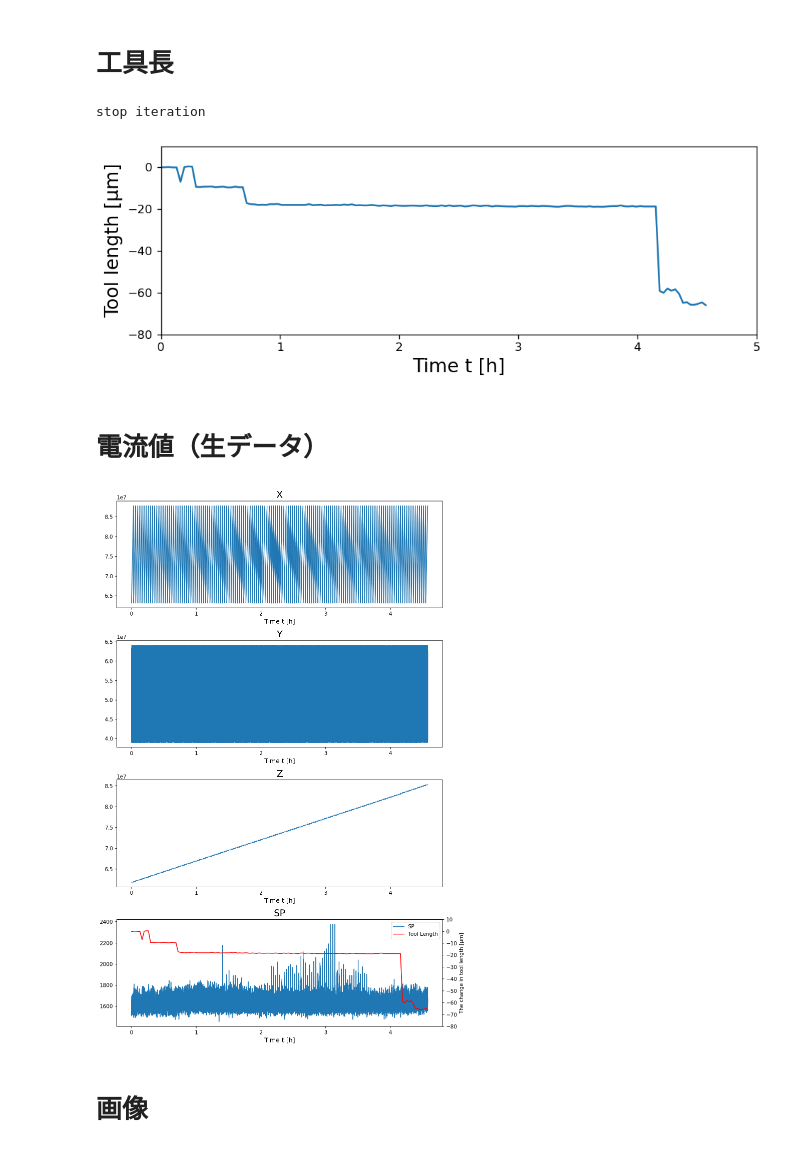
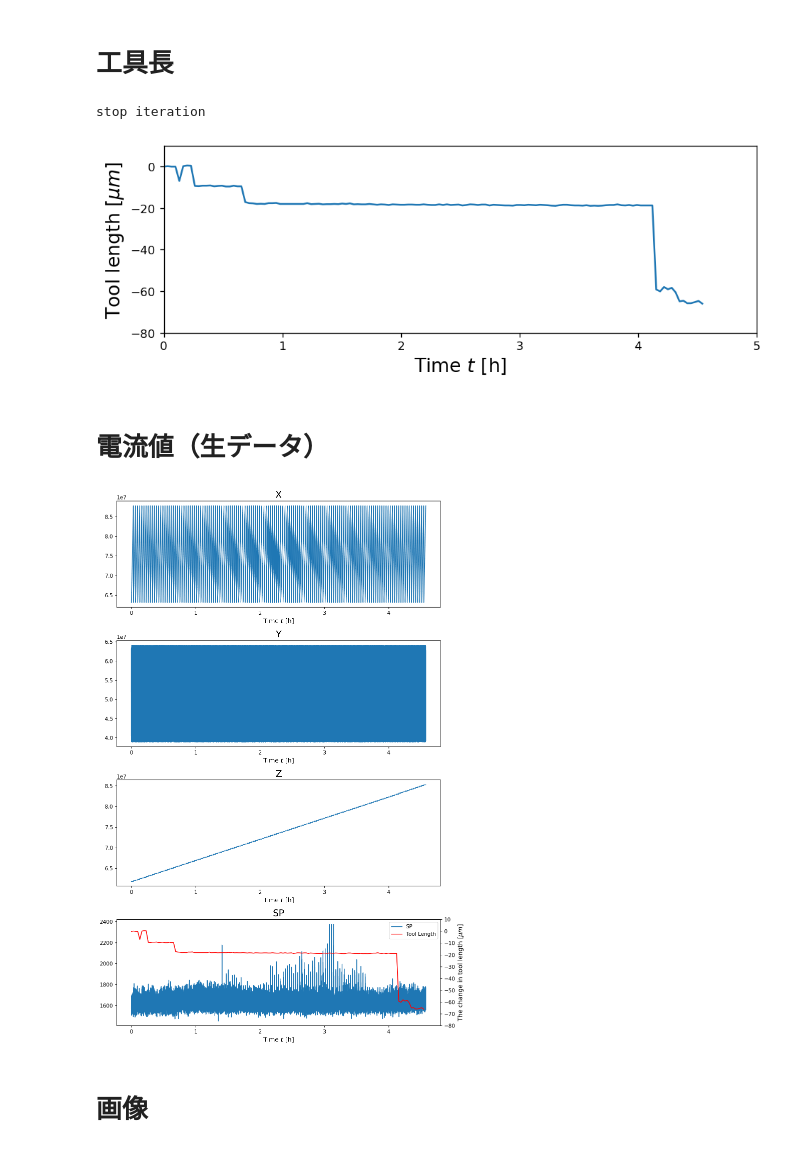
Before and after one commit to Naka-Yuhi/matome, a Jupyter notebook: cur_len.ipynb, the cells around one changed output. Saved outputs shown, nothing was run; the diff lists cells and outputs as text; code cells hidden in the pictures.

```diff
--- a/cur_len.ipynb
+++ b/cur_len.ipynb
@@ -61,8 +61,8 @@ for i in range(length.shape[0]):
     ax.scatter(length[i,0],length[i,2],color='r',s=40,zorder=2)
     ax.plot(length[:,0],length[:,2],c='b',zorder=1)
 
-    plt.xlabel("Time t [h]")
-    plt.ylabel("The change in tool length [μm]")
+    plt.xlabel("Time $t$ [h]")
+    plt.ylabel("The change in tool length [$μm$]")
     fig.tight_layout()
     fig.savefig("./image/length/" + str(round(length[i,0]*60,1)) + "min_length.png")
     plt.clf()
@@ -71,8 +71,8 @@ fig0 = plt.figure(0,dpi=100,figsize=(7,4))
 ax = fig0.subplots(1,1)
 fig0.gca().get_yaxis().get_major_formatter().set_useOffset(False)
 ax.plot(length[:,0],length[:,2])
-ax.set_xlabel("Time t [h]",fontsize=16)
-ax.set_ylabel("Tool length [μm]",fontsize=16)
+ax.set_xlabel("Time $t$ [h]",fontsize=16)
+ax.set_ylabel("Tool length [$μm$]",fontsize=16)
 ax.set_ylim(-80,10)
 ax.set_xlim(0,5)
 #ax.set_title("N14",fontsize=20)
@@ -81,39 +81,39 @@ fig.savefig("./image/length/length.png")
 plt.show()
 # %% [output]
 stop iteration
-[figure, old version]
+[figure, new version]
 # %% [markdown]
 # 電流値（生データ）
 # %%
 import matplotlib.pyplot as plt
 
 fig1 = plt.figure(1,dpi=150,figsize=(10,15))
 
 tit = ["X","Y","Z","SP"]
 
 for i in range(4):
     ax = fig1.add_subplot(4,1,i+1)
     ax.get_yaxis().get_major_formatter().set_useOffset(False)
     (line1,) = ax.plot(all_data[:,0],all_data[:,4+i])
-    ax.set_xlabel("Time t [h]",fontsize=12)
+    ax.set_xlabel("Time $t$ [h]",fontsize=12)
     ax.set_title(tit[i],fontsize=18)
     if i==3:
 
         #ax.set_ylim(1300,3000)
         ax2 = ax.twinx()
         (line2,) = ax2.plot(length[:,0],length[:,2],color='r')
-        ax2.set_ylabel("The change in tool length [μm]")
+        ax2.set_ylabel("The change in tool length [$μm$]",fontsize=12)
         ax2.set_ylim(-80,10)
         ax2.get_yaxis().get_major_formatter().set_useOffset(False)
         ax.legend([line1,line2],["SP","Tool Length"])
         #ax.set_ylim(1,1900)
         #ax.set_xlim(11.2,22.4)
 
 
 fig1.tight_layout()
 plt.show()
 # %% [output]
-[figure, old version]
+[figure, new version]
 # %% [markdown]
 # 画像
 # %%
```
Also changed, not shown: parts of 2 cells of this notebook, 3 other files.
